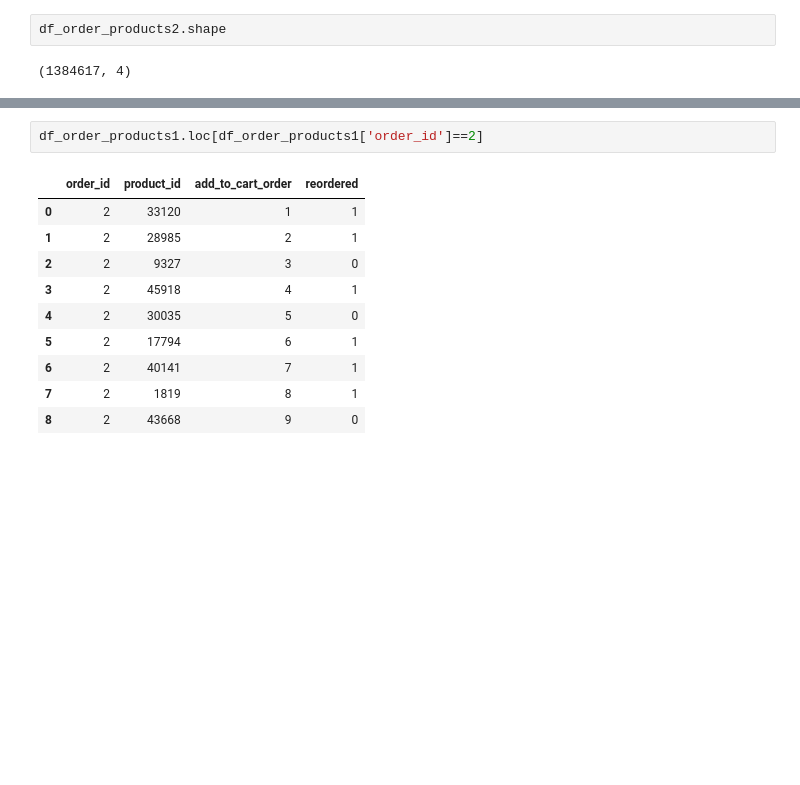
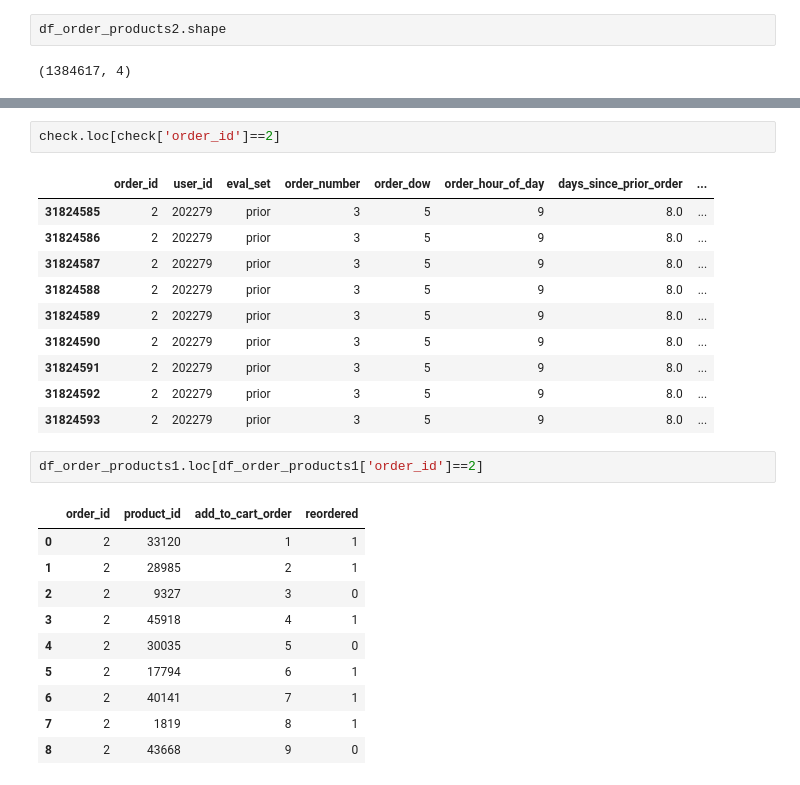
Before and after one commit to AmlanAlok/instacart-2017-project, a Jupyter notebook: 99_ML_Huber.ipynb, the cells around one changed output, grey strips where cells are left out. Cells and saved outputs as stored; diff of their text form; blank space fills up the shorter version.

```diff
--- a/99_ML_Huber.ipynb
+++ b/99_ML_Huber.ipynb
@@ -165,3 +195,16 @@ df_order_products1.head()
+# %%
+check.loc[check['order_id']==2]
+# %% [output]
+|  | order_id | user_id | eval_set | order_number | order_dow | order_hour_of_day | days_since_prior_order | ... |
+| 31824585 | 2 | 202279 | prior | 3 | 5 | 9 | 8.0 | ... |
+| 31824586 | 2 | 202279 | prior | 3 | 5 | 9 | 8.0 | ... |
+| 31824587 | 2 | 202279 | prior | 3 | 5 | 9 | 8.0 | ... |
+| 31824588 | 2 | 202279 | prior | 3 | 5 | 9 | 8.0 | ... |
+| 31824589 | 2 | 202279 | prior | 3 | 5 | 9 | 8.0 | ... |
+| 31824590 | 2 | 202279 | prior | 3 | 5 | 9 | 8.0 | ... |
+| 31824591 | 2 | 202279 | prior | 3 | 5 | 9 | 8.0 | ... |
+| 31824592 | 2 | 202279 | prior | 3 | 5 | 9 | 8.0 | ... |
+| 31824593 | 2 | 202279 | prior | 3 | 5 | 9 | 8.0 | ... |
 # %%
 df_order_products1.loc[df_order_products1['order_id']==2]
 # %% [output]
```
Also changed, not shown: parts of 20 cells of this notebook.
